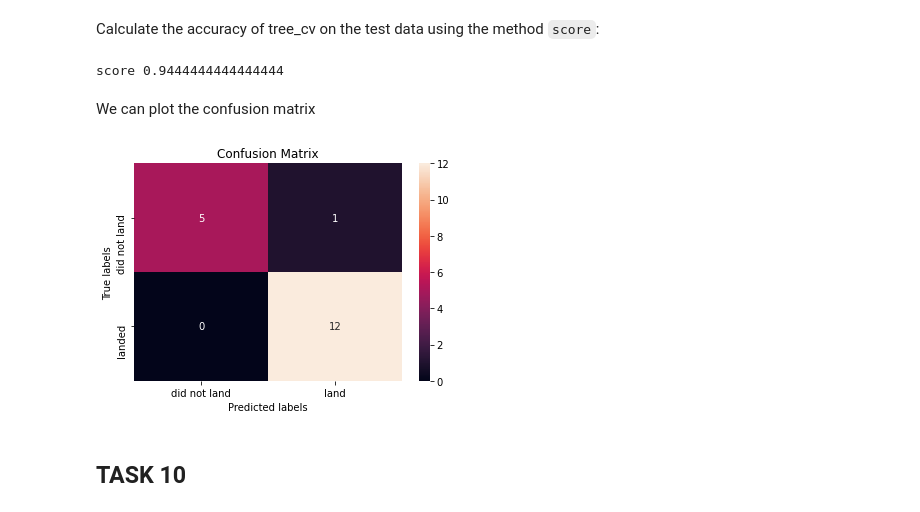
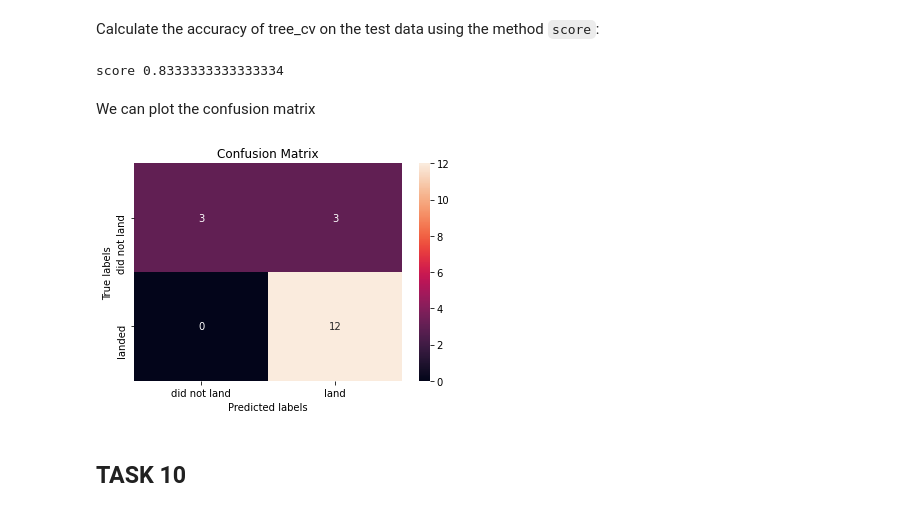
Before and after one commit to idanes-edx/Data-Science-and-Machine-Learning-Capstone-Project, a Jupyter notebook: Complete the Machine Learning Prediction lab.ipynb, the cells around one changed output. Drawn from its saved outputs; the diff is of its cells as text; code cells hidden in the pictures.

```diff
--- a/Complete the Machine Learning Prediction lab.ipynb
+++ b/Complete the Machine Learning Prediction lab.ipynb
@@ -201,10 +203,3 @@ accuracy : 0.8464285714285713
 ## TASK  5
 # %% [markdown]
 Calculate the accuracy on the test data using the method <code>score</code>:
-# %%
-logreg_test = LogisticRegression(C=0.01, penalty='l2', solver='lbfgs')
-
-logreg_test.fit(X_test,Y_test)
-
-logreg_test_score=logreg_test.score(X_test,Y_test)
-print("score",logreg_test_score)
@@ -249,10 +249,3 @@ accuracy : 0.8482142857142856
 ## TASK  7
 # %% [markdown]
 Calculate the accuracy on the test data using the method <code>score</code>:
-# %%
-svm_test = SVC(C=1.0, gamma=0.03162277660168379, kernel='sigmoid')
-
-svm_test.fit(X_test,Y_test)
-
-svm_test_score=svm_test.score(X_test,Y_test)
-print("score",svm_test_score)
@@ -300,22 +298,20 @@ accuracy : 0.9017857142857142
 ## TASK  9
 # %% [markdown]
 Calculate the accuracy of tree_cv on the test data using the method <code>score</code>:
-# %%
-tree_test = DecisionTreeClassifier(criterion='entropy', max_depth=10, max_features='sqrt', min_samples_leaf=1, min_samples_split=10, splitter='random')
-
-tree_test.fit(X_test,Y_test)
-
-tree_test_score=tree_test.score(X_test,Y_test)
-print("score",tree_test_score)
-# %% [output]
-score 0.9444444444444444
+# %%
+tree_best=tree_cv.best_estimator_
+
+tree_score=tree_best.score(X_test,Y_test)
+print("score",tree_score)
+# %% [output]
+score 0.8333333333333334
 # %% [markdown]
 We can plot the confusion matrix
 # %%
-yhat_tree = tree_test.predict(X_test)
+yhat_tree = tree_best.predict(X_test)
 plot_confusion_matrix(Y_test,yhat_tree)
 # %% [output]
-[figure, old version]
+[figure, new version]
 # %% [markdown]
 ## TASK  10
 # %% [markdown]
```
Also changed, not shown: parts of 14 cells of this notebook.
